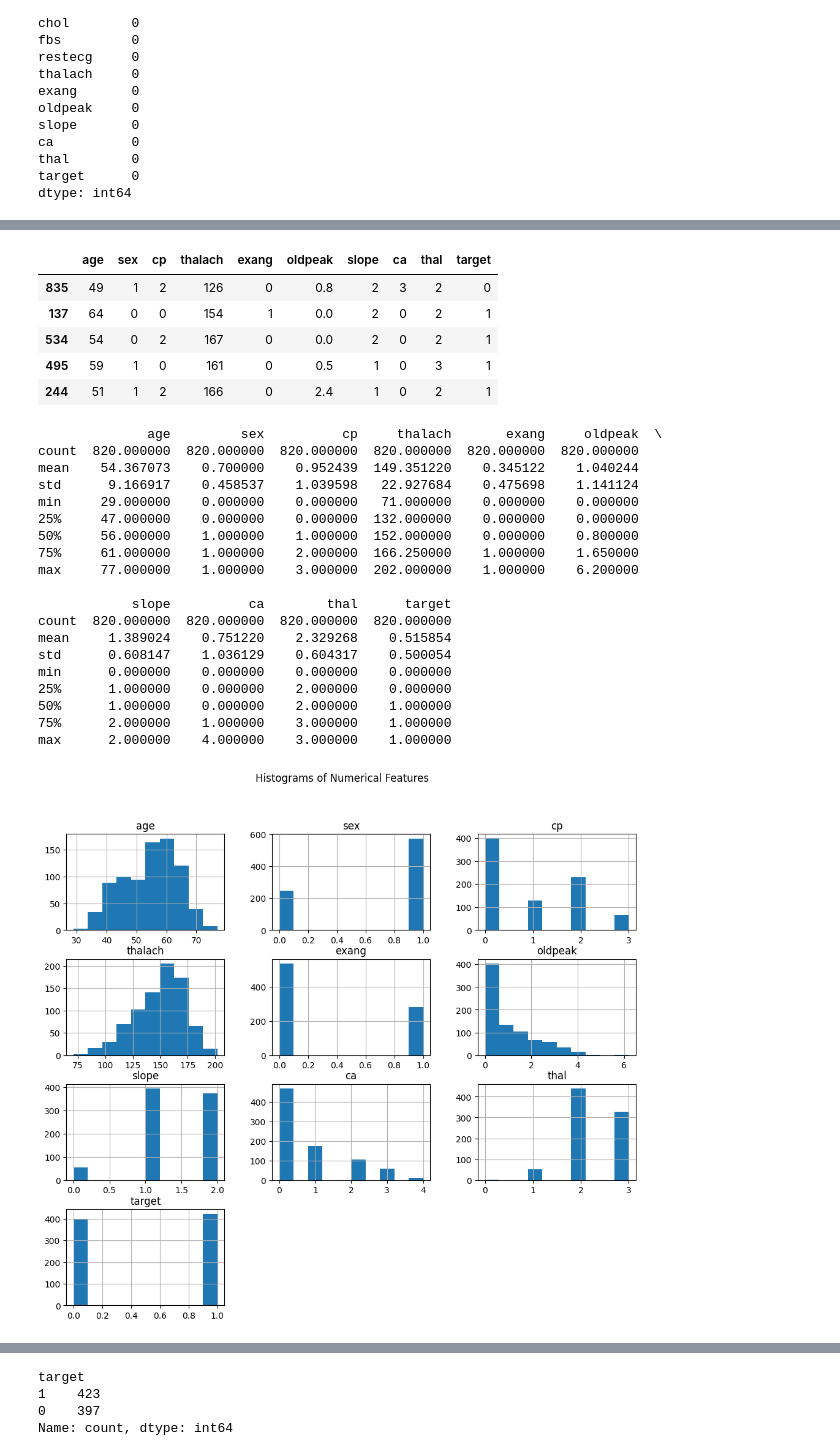
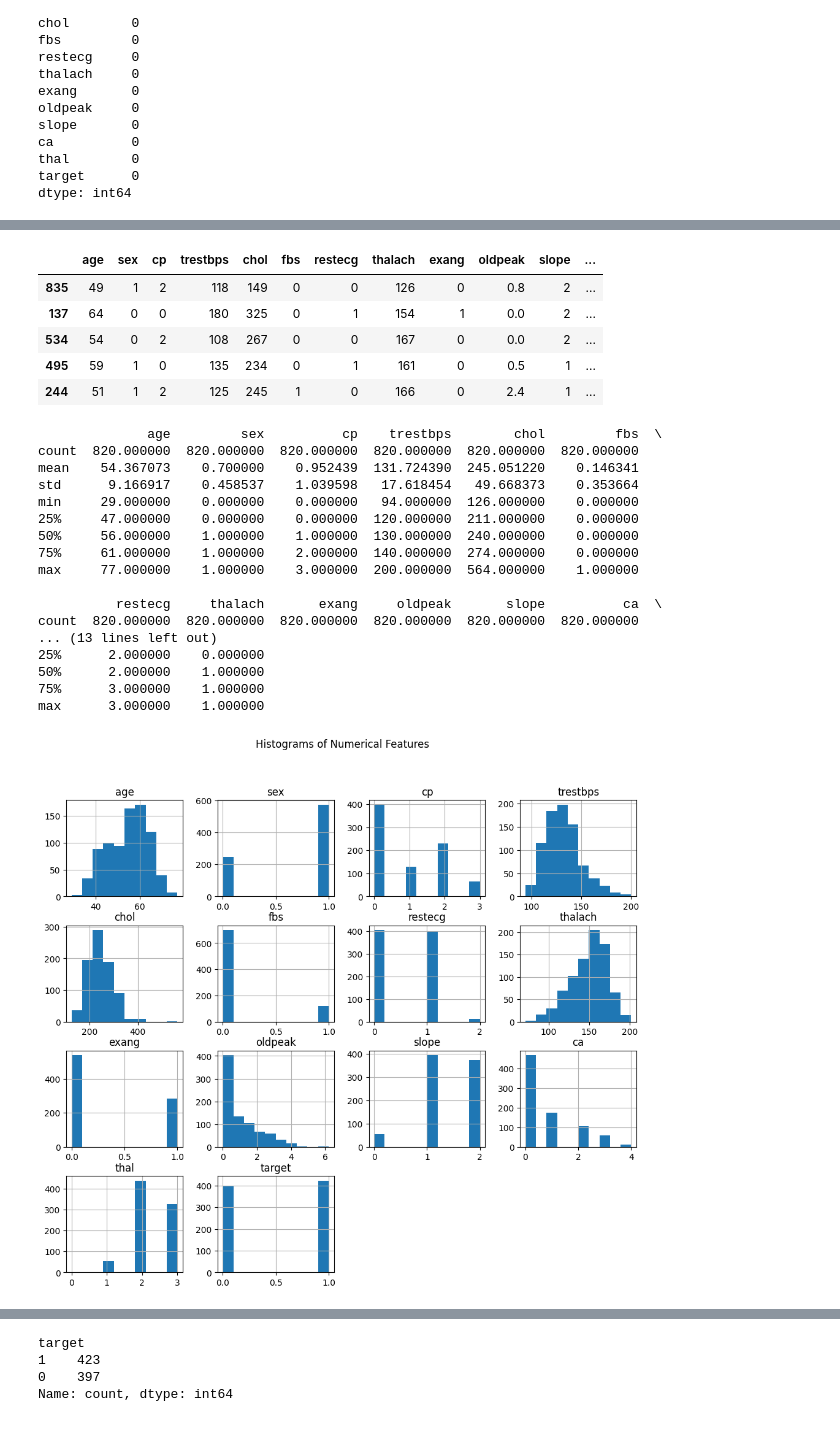
Before and after one commit to sandun7787/CIS-6009-FInal-project-prediction, a Jupyter notebook: Heart Prediction.ipynb, the cells around one changed output, grey strips where cells are left out. Saved outputs shown, nothing was run; the diff lists cells and outputs as text; code cells hidden in the pictures.

```diff
--- a/Heart Prediction.ipynb
+++ b/Heart Prediction.ipynb
@@ -187,66 +124,55 @@ Name: target, dtype: float64
 # %%
- columns_to_drop = ['restecg','fbs','chol','trestbps']
-
-
-training_set.drop(columns=columns_to_drop, inplace=True)
+ #columns_to_drop = ['restecg','fbs','chol','trestbps']
+ #training_set.drop(columns=columns_to_drop, inplace=True)
 # %%
 training_set=training_set
 training_set.head()
 # %% [output]
-|  | age | sex | cp | thalach | exang | oldpeak | slope | ca | thal | target |
-| 835 | 49 | 1 | 2 | 126 | 0 | 0.8 | 2 | 3 | 2 | 0 |
-| 137 | 64 | 0 | 0 | 154 | 1 | 0.0 | 2 | 0 | 2 | 1 |
-| 534 | 54 | 0 | 2 | 167 | 0 | 0.0 | 2 | 0 | 2 | 1 |
-| 495 | 59 | 1 | 0 | 161 | 0 | 0.5 | 1 | 0 | 3 | 1 |
-| 244 | 51 | 1 | 2 | 166 | 0 | 2.4 | 1 | 0 | 2 | 1 |
+|  | age | sex | cp | trestbps | chol | fbs | restecg | thalach | exang | oldpeak | slope | ... |
+| 835 | 49 | 1 | 2 | 118 | 149 | 0 | 0 | 126 | 0 | 0.8 | 2 | ... |
+| 137 | 64 | 0 | 0 | 180 | 325 | 0 | 1 | 154 | 1 | 0.0 | 2 | ... |
+| 534 | 54 | 0 | 2 | 108 | 267 | 0 | 0 | 167 | 0 | 0.0 | 2 | ... |
+| 495 | 59 | 1 | 0 | 135 | 234 | 0 | 1 | 161 | 0 | 0.5 | 1 | ... |
+| 244 | 51 | 1 | 2 | 125 | 245 | 1 | 0 | 166 | 0 | 2.4 | 1 | ... |
 # %%
 import matplotlib.pyplot as plt
 import seaborn as sns
 
 # Summary Statistics
 print(training_set.describe())
 
 # Histograms for numerical features
 training_set.hist(figsize=(12, 10))
 plt.suptitle('Histograms of Numerical Features')
 plt.show()
 
 # Boxplots for numerical features
 plt.figure(figsize=(12, 10))
 sns.boxplot(data=training_set)
 plt.title('Boxplots of Numerical Features')
 plt.show()
 
-# Correlation Matrix
-correlation_matrix = training_set.corr()
-plt.figure(figsize=(12, 10))
-sns.heatmap(correlation_matrix, annot=True, cmap='coolwarm', fmt=".2f")
-plt.title('Correlation Matrix')
-plt.show()
-
 # Pairplot for selected features
 selected_features = ['age', 'sex', 'cp', 'thalach', 'exang', 'oldpeak', 'slope', 'ca', 'thal', 'target']
 sns.pairplot(training_set[selected_features])
 plt.title('Pairplot of Selected Features')
 plt.show()
 # %% [output]
-              age         sex          cp     thalach       exang     oldpeak  \
+              age         sex          cp    trestbps        chol         fbs  \
 count  820.000000  820.000000  820.000000  820.000000  820.000000  820.000000
-mean    54.367073    0.700000    0.952439  149.351220    0.345122    1.040244
-std      9.166917    0.458537    1.039598   22.927684    0.475698    1.141124
-min     29.000000    0.000000    0.000000   71.000000    0.000000    0.000000
-25%     47.000000    0.000000    0.000000  132.000000    0.000000    0.000000
-50%     56.000000    1.000000    1.000000  152.000000    0.000000    0.800000
-75%     61.000000    1.000000    2.000000  166.250000    1.000000    1.650000
-max     77.000000    1.000000    3.000000  202.000000    1.000000    6.200000
+mean    54.367073    0.700000    0.952439  131.724390  245.051220    0.146341
+std      9.166917    0.458537    1.039598   17.618454   49.668373    0.353664
+min     29.000000    0.000000    0.000000   94.000000  126.000000    0.000000
+25%     47.000000    0.000000    0.000000  120.000000  211.000000    0.000000
+50%     56.000000    1.000000    1.000000  130.000000  240.000000    0.000000
+75%     61.000000    1.000000    2.000000  140.000000  274.000000    0.000000
+max     77.000000    1.000000    3.000000  200.000000  564.000000    1.000000
 
-            slope          ca        thal      target
-count  820.000000  820.000000  820.000000  820.000000
-mean     1.389024    0.751220    2.329268    0.515854
-std      0.608147    1.036129    0.604317    0.500054
-min      0.000000    0.000000    0.000000    0.000000
-25%      1.000000    0.000000    2.000000    0.000000
-50%      1.000000    0.000000    2.000000    1.000000
-75%      2.000000    1.000000    3.000000    1.000000
-max      2.000000    4.000000    3.000000    1.000000
+          restecg     thalach       exang     oldpeak       slope          ca  \
+count  820.000000  820.000000  820.000000  820.000000  820.000000  820.000000
+... (13 lines left out)
+25%      2.000000    0.000000
+50%      2.000000    1.000000
+75%      3.000000    1.000000
+max      3.000000    1.000000
-[figure, old version]
+[figure, new version]
```
Also changed, not shown: parts of 41 cells of this notebook, 6 other files.
